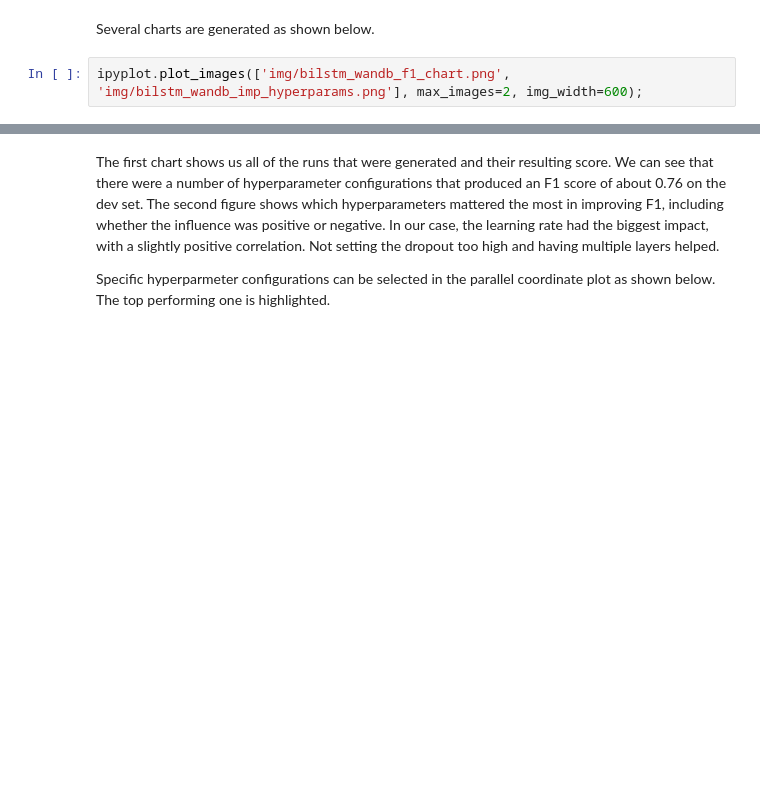
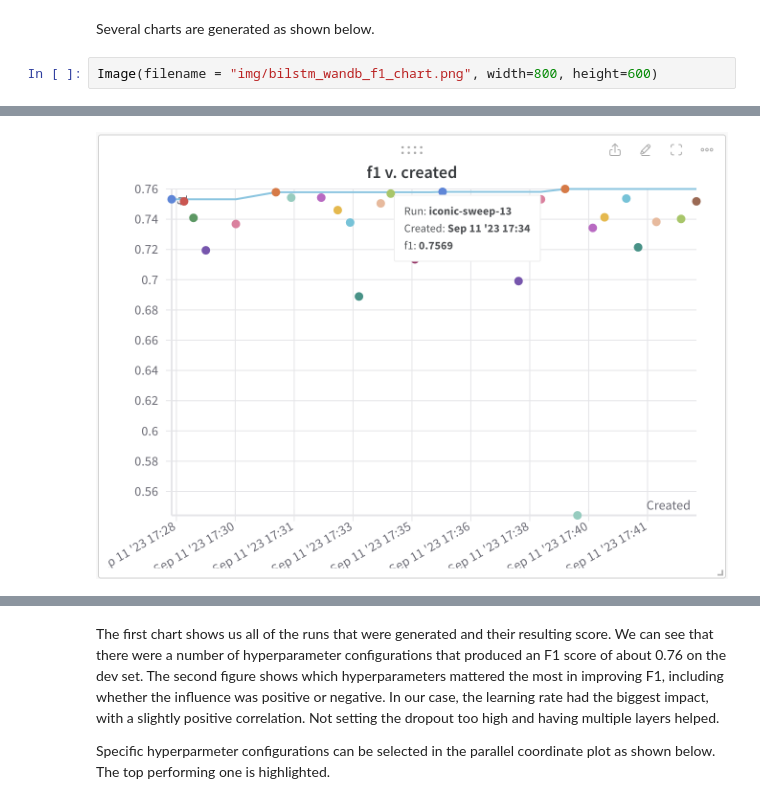
Before and after one commit to lynnolson/dtsa5511w4, a Jupyter notebook: nlp_dist_tweet.ipynb, the cells around one changed output, grey strips where cells are left out. Cells and saved outputs as stored; diff of their text form; blank space fills up the shorter version.

```diff
--- a/nlp_dist_tweet.ipynb
+++ b/nlp_dist_tweet.ipynb
@@ -833,5 +832,5 @@ NOTE: Commenting out the following cell to avoid looking at all the Weights and
 # %% [markdown]
 Several charts are generated as shown below.
 # %%
-ipyplot.plot_images(['img/bilstm_wandb_f1_chart.png', 'img/bilstm_wandb_imp_hyperparams.png'], max_images=2, img_width=600);
+Image(filename = "img/bilstm_wandb_f1_chart.png", width=800, height=600)
 # %% [output]
@@ -839,0 +837 @@ ipyplot.plot_images(['img/bilstm_wandb_f1_chart.png', 'img/bilstm_wandb_imp_hype
+[figure, added]
```
Also changed, not shown: parts of 6 cells of this notebook.
